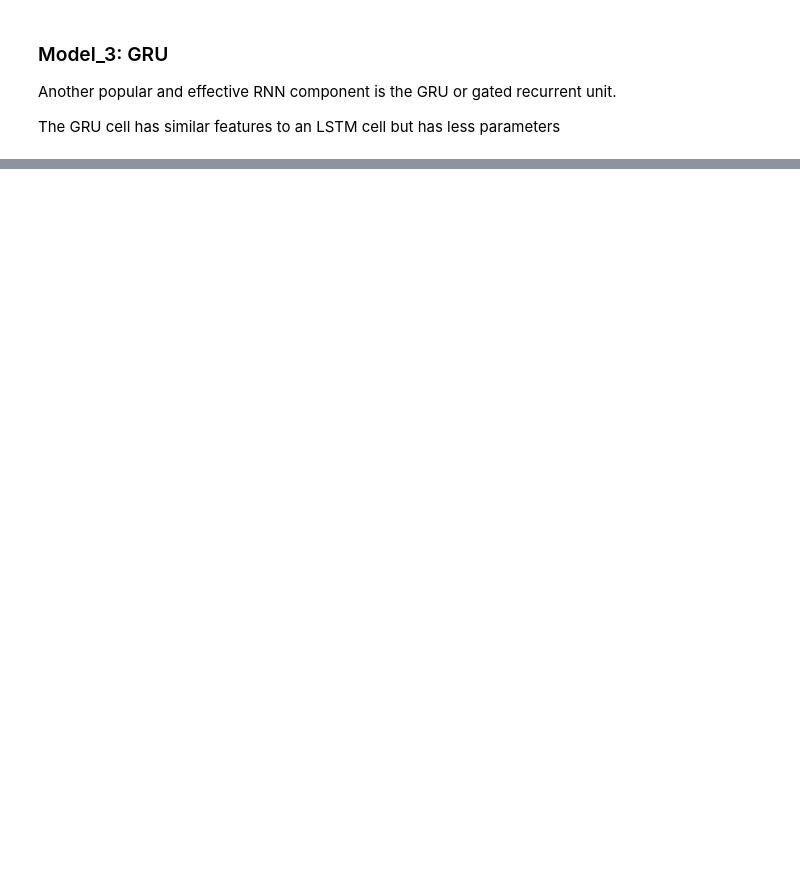
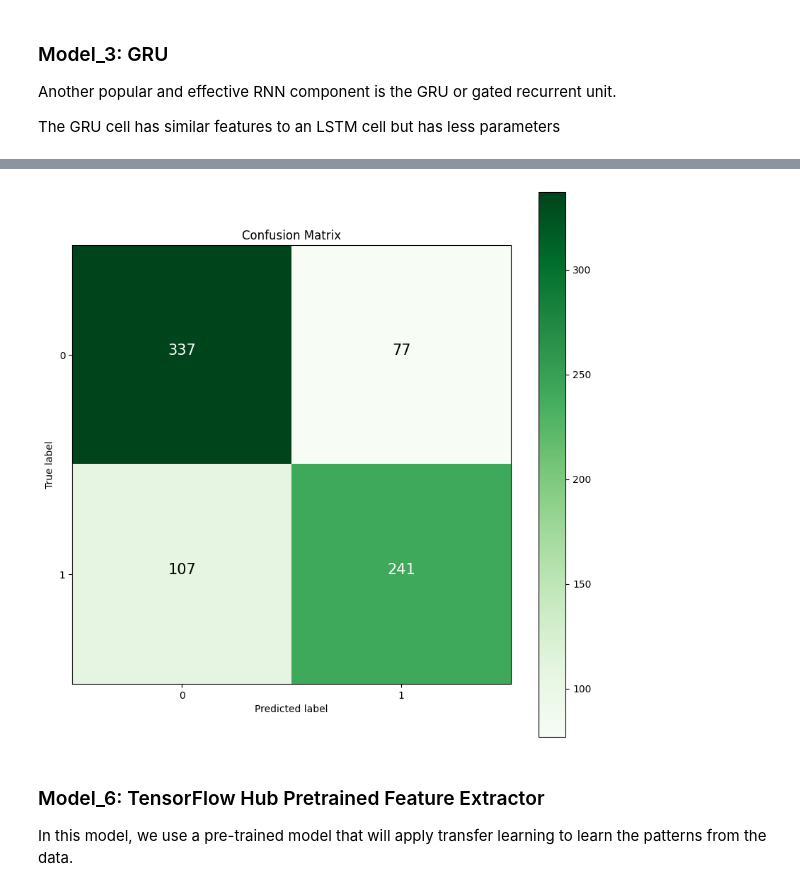
Before and after one commit to Khey17/100-Days-Of-ML-Code, a Jupyter notebook: Learn-TensorFlow/NLP_Fundamentals_in_TensorFlow_08.ipynb, the cells around one changed output, grey strips where cells are left out. Cells and saved outputs as stored; diff of their text form; code cells hidden in the pictures; blank space fills up the shorter version.

```diff
--- a/Learn-TensorFlow/NLP_Fundamentals_in_TensorFlow_08.ipynb
+++ b/Learn-TensorFlow/NLP_Fundamentals_in_TensorFlow_08.ipynb
@@ -773,0 +861,9 @@ ModelEvaluation.results(val_labels, model_3_preds)
+# %%
+# Create 1D CNN model
+inputs = layers.Input(shape=(1,), dtype='string')
+x = text_vectorizer(inputs)
+x = embedding(x)
+x = layers.Conv1D(64, 5, padding='valid', activation='relu')(x)
+x = layers.GlobalMaxPool1D()(x)
+outputs = layers.Dense(1, activation='sigmoid')(x)
+model_5 = tf.keras.Model(inputs, outputs, name='model_5_conv1D')
@@ -773,0 +891,11 @@ ModelEvaluation.results(val_labels, model_3_preds)
+# %%
+# Compile the model
+model_5.compile(loss='binary_crossentropy',
+                optimizer=tf.keras.optimizers.Adam(),
+                metrics=['accuracy'])
+
+# Fit the model
+history_05 = model_5.fit(train_sen, train_labels,
+                         epochs=5,
+                         validation_data=(val_sen, val_labels),
+                         callbacks=[Callback.create_tensorboard(SAVE_DIR, 'model_5_conv1D')])
@@ -773,0 +914,5 @@ ModelEvaluation.results(val_labels, model_3_preds)
+# %%
+# Make some predictions
+model_5_preds = list(map(lambda x: 1 if x > 0.5 else 0, model_5.predict(val_sen)))
+model_5_preds = np.array(model_5_preds)
+ModelEvaluation.results(val_labels, model_5_preds)
@@ -773,0 +925,9 @@ ModelEvaluation.results(val_labels, model_3_preds)
+# %%
+# Visualize the preds
+ModelEvaluation.make_confusion_matrix(val_labels, model_5_preds)
+# %% [output]
+[figure, added]
+# %% [markdown]
+### Model_6: TensorFlow Hub Pretrained Feature Extractor
+
+In this model, we use a pre-trained model that will apply transfer learning to learn the patterns from the data.
```
Also changed, not shown: parts of 47 cells of this notebook.
